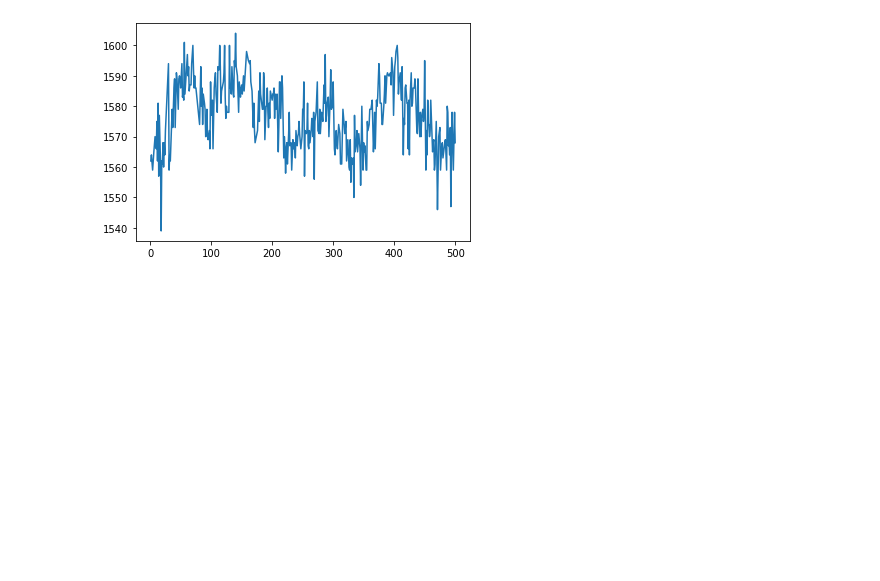
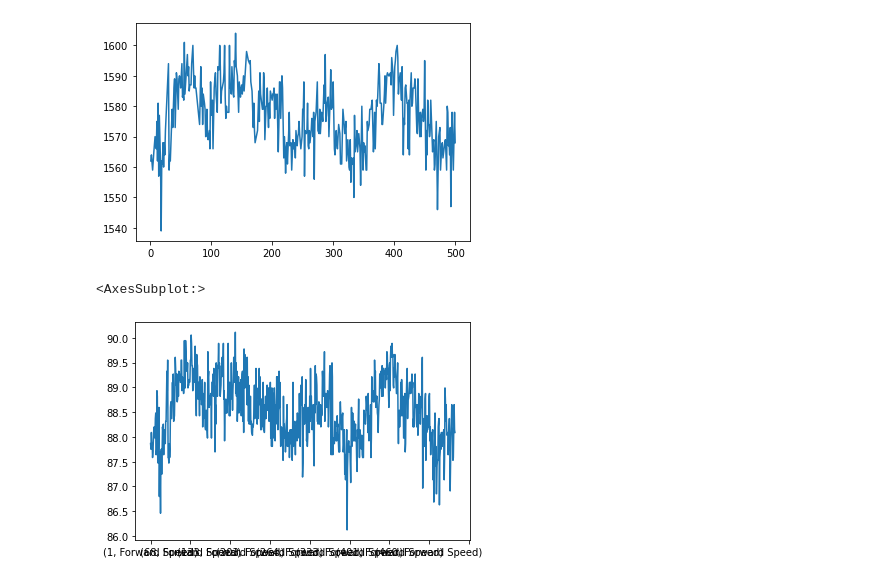
Before and after one commit to ivanokhotnikov/effmap, a Jupyter notebook: Notebooks/validation.ipynb, the cells around one changed output. Drawn from its saved outputs; the diff is of its cells as text; code cells hidden in the pictures; blank space fills up the shorter version.

```diff
--- a/Notebooks/validation.ipynb
+++ b/Notebooks/validation.ipynb
@@ -45,3 +45,8 @@ data['Reverse Speed'].astype(float).plot()
 # %% [output]
 <AxesSubplot:>
 [figure]
+# %%
+vol_eff.plot()
+# %% [output]
+<AxesSubplot:>
+[figure, added]
```
Also changed, not shown: parts of 2 cells of this notebook, 3 other files.
